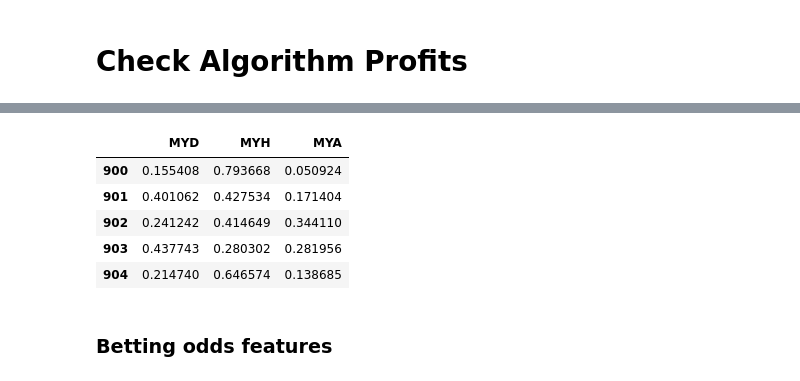
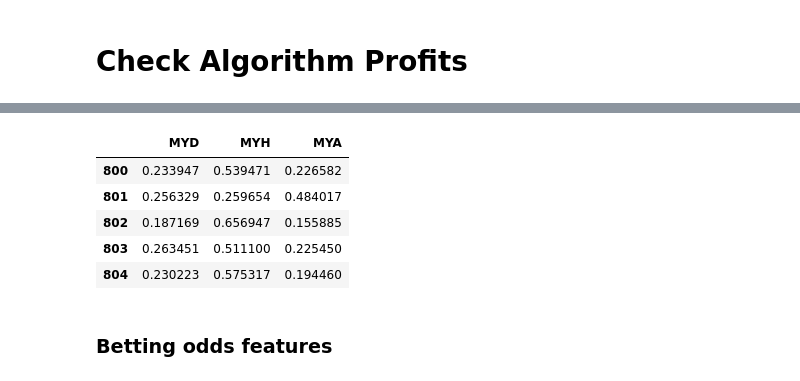
Before and after one commit to asafavinoam/applied_data_science_project, a Jupyter notebook: check_algorithm_profits.ipynb, the cells around one changed output, grey strips where cells are left out. Drawn from its saved outputs; the diff is of its cells as text; code cells hidden in the pictures.

```diff
--- a/check_algorithm_profits.ipynb
+++ b/check_algorithm_profits.ipynb
@@ -107,19 +107,19 @@ matches.head()
 # %%
-all_models = ["DecisionTreeClassifier","KNeighborsClassifier","LogisticRegression","RandomForestClassifier","nn_model","lstm_model","final_soft_decision"]
+all_models = ["KNeighborsClassifier","LogisticRegression","RandomForestClassifier","nn_model","lstm_model","final_soft_decision"]
 
 my_predictions = {}
 
 for model in all_models:
     my_predictions[model] = pd.read_csv("databases/my_predictions/" + model + ".csv", index_col = [0], skipinitialspace = True)
 
 my_predictions[model].head()
 # %% [output]
 |  | MYD | MYH | MYA |
-| 900 | 0.155408 | 0.793668 | 0.050924 |
-| 901 | 0.401062 | 0.427534 | 0.171404 |
-| 902 | 0.241242 | 0.414649 | 0.344110 |
-| 903 | 0.437743 | 0.280302 | 0.281956 |
-| 904 | 0.214740 | 0.646574 | 0.138685 |
+| 800 | 0.233947 | 0.539471 | 0.226582 |
+| 801 | 0.256329 | 0.259654 | 0.484017 |
+| 802 | 0.187169 | 0.656947 | 0.155885 |
+| 803 | 0.263451 | 0.511100 | 0.225450 |
+| 804 | 0.230223 | 0.575317 | 0.194460 |
 # %% [markdown]
 ### Betting odds features
 # %%
```
Also changed, not shown: parts of 18 cells of this notebook, 4 other files.
